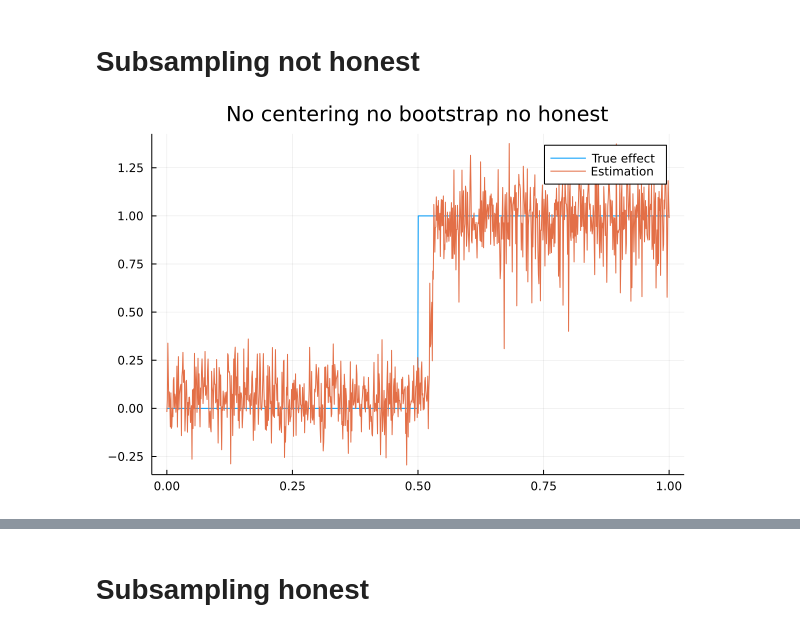
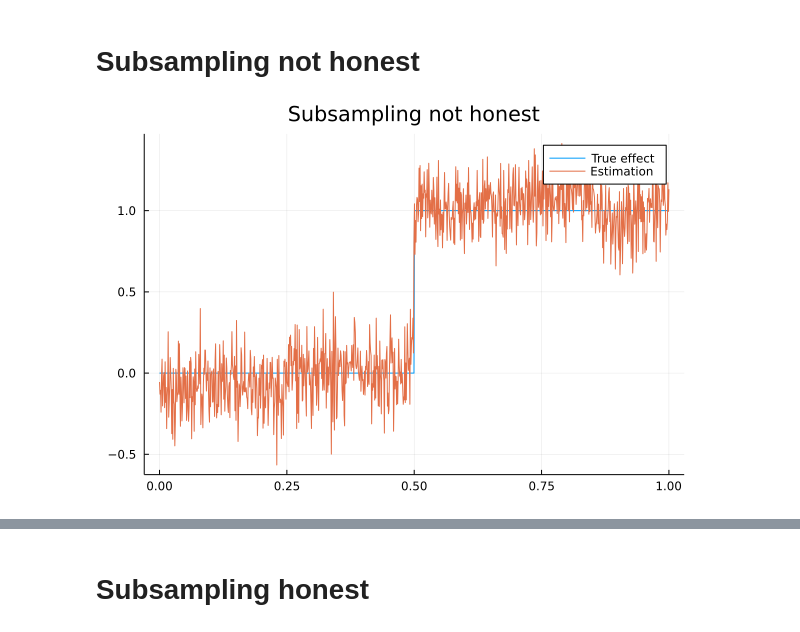
Before and after one commit to BereniceAlexiaJocteur/CausalForest.jl, a Jupyter notebook: notebooks/Causal_forest_step_causal_effect.ipynb, the cells around one changed output, grey strips where cells are left out. Drawn from its saved outputs; the diff is of its cells as text; code cells hidden in the pictures.

```diff
--- a/notebooks/Causal_forest_step_causal_effect.ipynb
+++ b/notebooks/Causal_forest_step_causal_effect.ipynb
@@ -10,9 +13,9 @@ true_effect = Xtest[:, 1].>0.5;
 # %% [markdown]
 # Subsampling not honest
 # %%
-cf1 = build_forest(false, false, false, Y, T, X, false, -1, 100);
+cf1 = build_forest(false, false, Y, T, X, false, -1, 100);
 pred1 = apply_forest(cf1, Xtest);
 # %%
-plot(Xtest[:, 1], [true_effect, pred1], label=["True effect" "Estimation"], title = "No centering no bootstrap no honest", fmt = :png)
+plot(Xtest[:, 1], [true_effect, pred1], label=["True effect" "Estimation"], title = "Subsampling not honest", fmt = :png)
 # %% [output]
-[figure, old version]
+[figure, new version]
```
Also changed, not shown: parts of 35 cells of this notebook, 52 other files.
